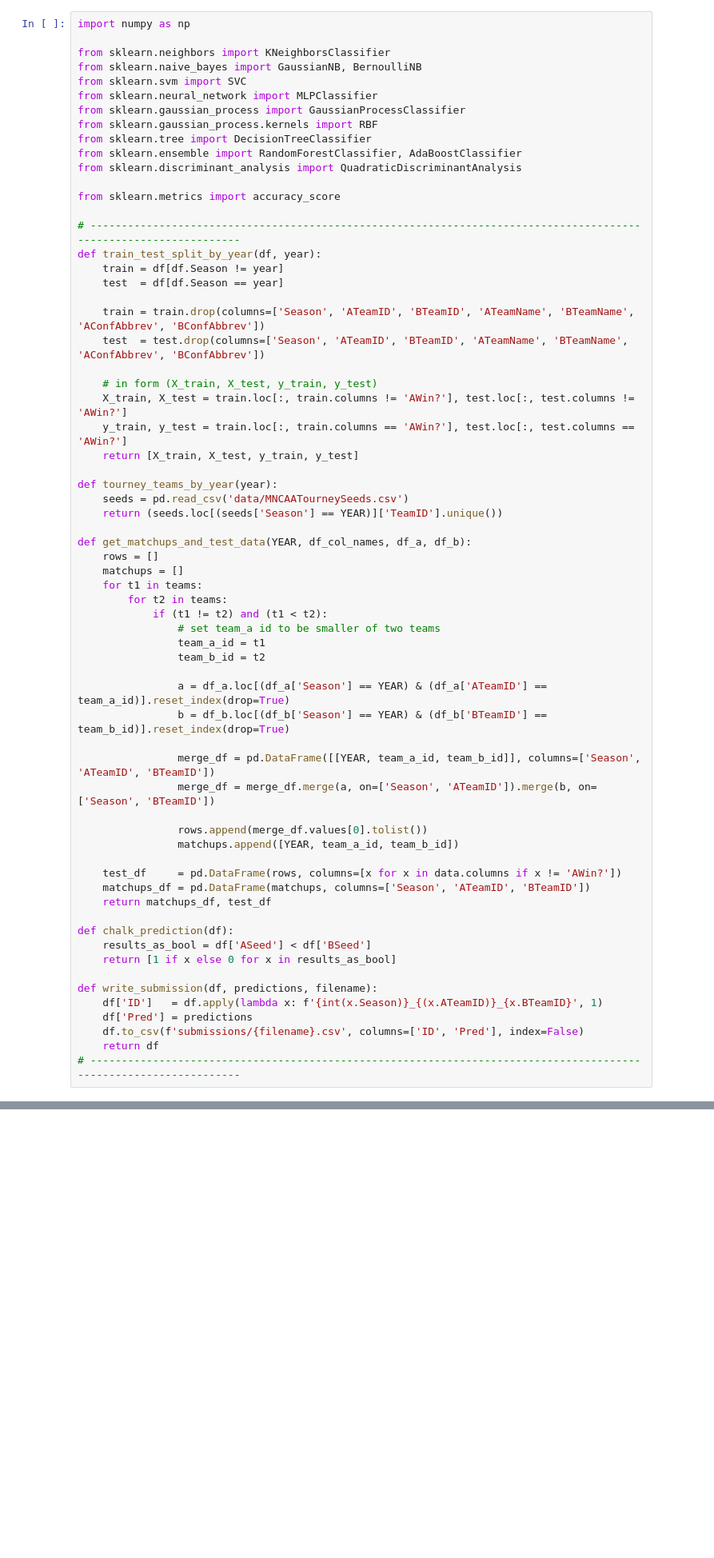
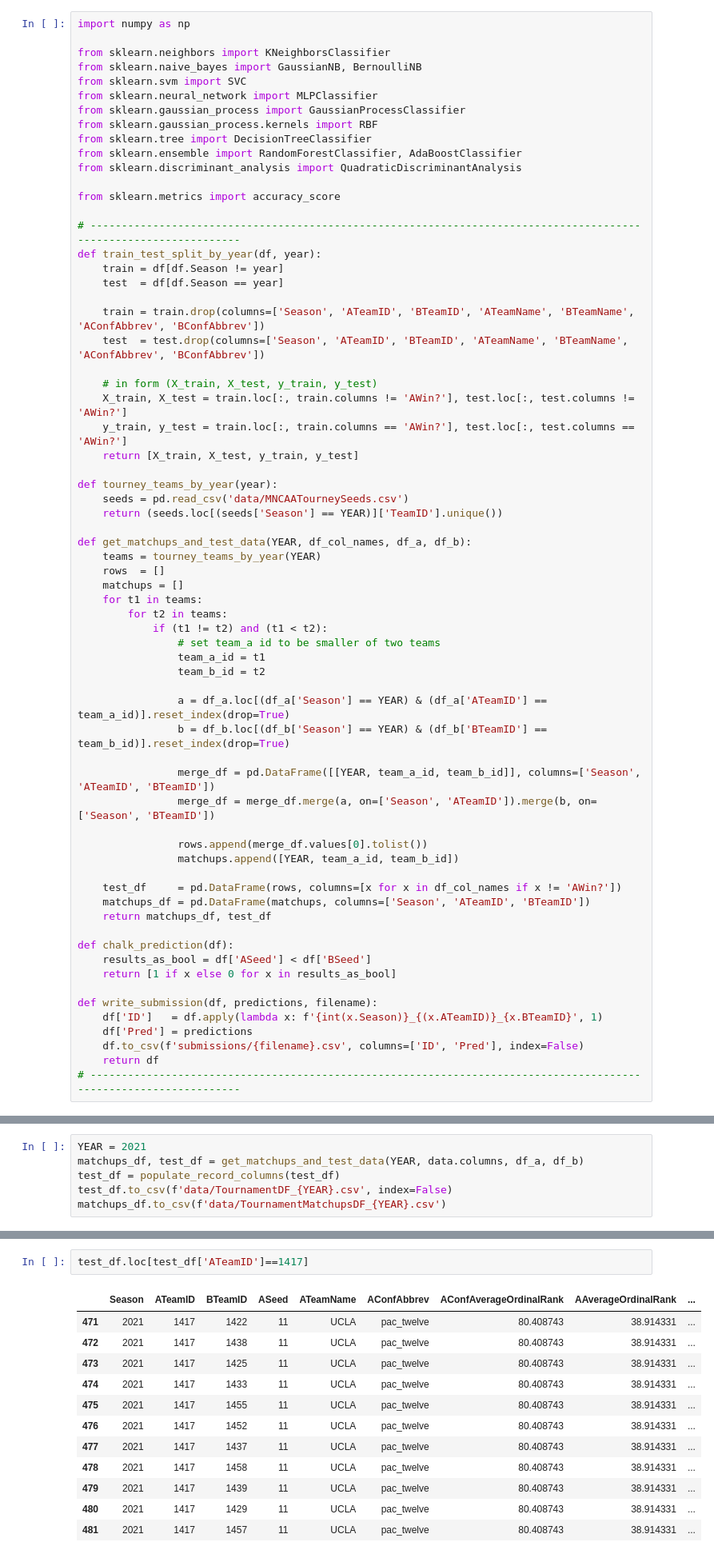
Before and after one commit to aaronayres35/HousingKaggle, a Jupyter notebook: MarchMania/KaggleMarchMania.ipynb, the cells around one changed output, grey strips where cells are left out. Shown at 80% size. Drawn from its saved outputs; the diff is of its cells as text; blank space fills up the shorter version.

Commit message:
2021 data

```diff
--- a/MarchMania/KaggleMarchMania.ipynb
+++ b/MarchMania/KaggleMarchMania.ipynb
@@ -398,7 +398,8 @@ def tourney_teams_by_year(year):
     return (seeds.loc[(seeds['Season'] == YEAR)]['TeamID'].unique())
 
 def get_matchups_and_test_data(YEAR, df_col_names, df_a, df_b):
-    rows = []
+    teams = tourney_teams_by_year(YEAR)
+    rows  = []
     matchups = []
     for t1 in teams:
         for t2 in teams:
@@ -416,7 +417,7 @@ def get_matchups_and_test_data(YEAR, df_col_names, df_a, df_b):
                 rows.append(merge_df.values[0].tolist())
                 matchups.append([YEAR, team_a_id, team_b_id])
 
-    test_df     = pd.DataFrame(rows, columns=[x for x in data.columns if x != 'AWin?'])
+    test_df     = pd.DataFrame(rows, columns=[x for x in df_col_names if x != 'AWin?'])
     matchups_df = pd.DataFrame(matchups, columns=['Season', 'ATeamID', 'BTeamID'])
     return matchups_df, test_df
 
@@ -873,0 +877,6 @@ print(gsheets_bracket.bracket_from_submission(FILENAME, BRACKET_KEY[YEAR], YEAR)
+# %%
+YEAR = 2021
+matchups_df, test_df = get_matchups_and_test_data(YEAR, data.columns, df_a, df_b)
+test_df = populate_record_columns(test_df)
+test_df.to_csv(f'data/TournamentDF_{YEAR}.csv', index=False)
+matchups_df.to_csv(f'data/TournamentMatchupsDF_{YEAR}.csv')
@@ -873,0 +890,15 @@ print(gsheets_bracket.bracket_from_submission(FILENAME, BRACKET_KEY[YEAR], YEAR)
+# %%
+test_df.loc[test_df['ATeamID']==1417]
+# %% [output]
+|  | Season | ATeamID | BTeamID | ASeed | ATeamName | AConfAbbrev | AConfAverageOrdinalRank | AAverageOrdinalRank | ... |
+| 471 | 2021 | 1417 | 1422 | 11 | UCLA | pac_twelve | 80.408743 | 38.914331 | ... |
+| 472 | 2021 | 1417 | 1438 | 11 | UCLA | pac_twelve | 80.408743 | 38.914331 | ... |
+| 473 | 2021 | 1417 | 1425 | 11 | UCLA | pac_twelve | 80.408743 | 38.914331 | ... |
+| 474 | 2021 | 1417 | 1433 | 11 | UCLA | pac_twelve | 80.408743 | 38.914331 | ... |
+| 475 | 2021 | 1417 | 1455 | 11 | UCLA | pac_twelve | 80.408743 | 38.914331 | ... |
+| 476 | 2021 | 1417 | 1452 | 11 | UCLA | pac_twelve | 80.408743 | 38.914331 | ... |
+| 477 | 2021 | 1417 | 1437 | 11 | UCLA | pac_twelve | 80.408743 | 38.914331 | ... |
+| 478 | 2021 | 1417 | 1458 | 11 | UCLA | pac_twelve | 80.408743 | 38.914331 | ... |
+| 479 | 2021 | 1417 | 1439 | 11 | UCLA | pac_twelve | 80.408743 | 38.914331 | ... |
+| 480 | 2021 | 1417 | 1429 | 11 | UCLA | pac_twelve | 80.408743 | 38.914331 | ... |
+| 481 | 2021 | 1417 | 1457 | 11 | UCLA | pac_twelve | 80.408743 | 38.914331 | ... |
```
Also changed, not shown: parts of 3 cells of this notebook, 2 other files.
